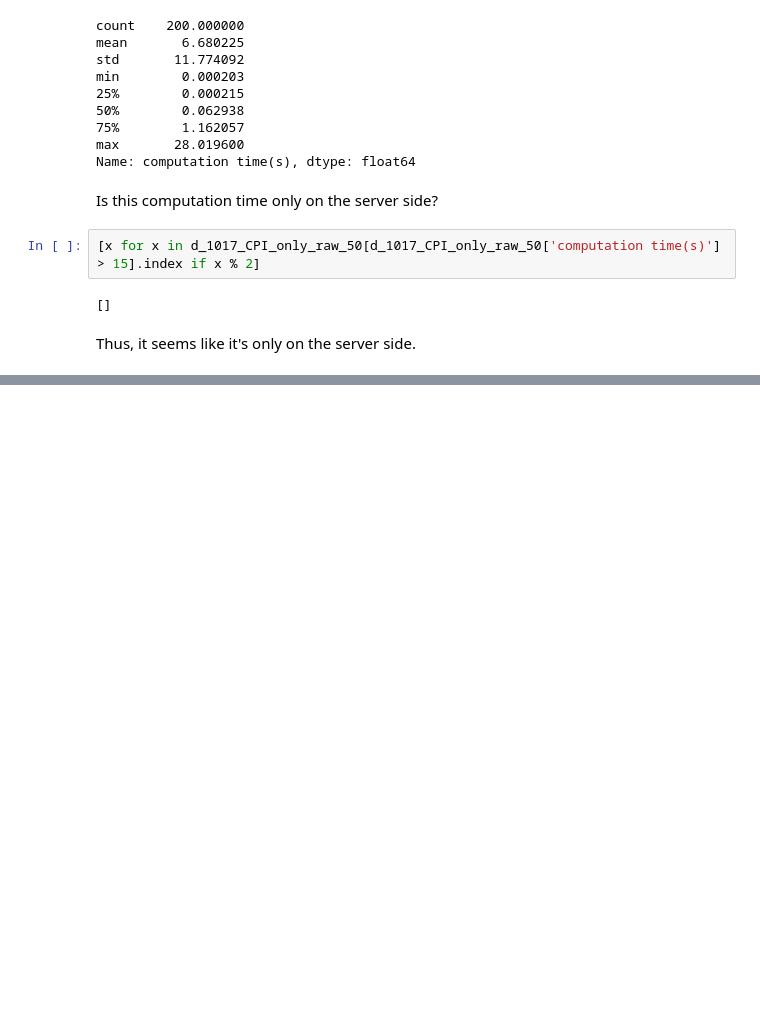
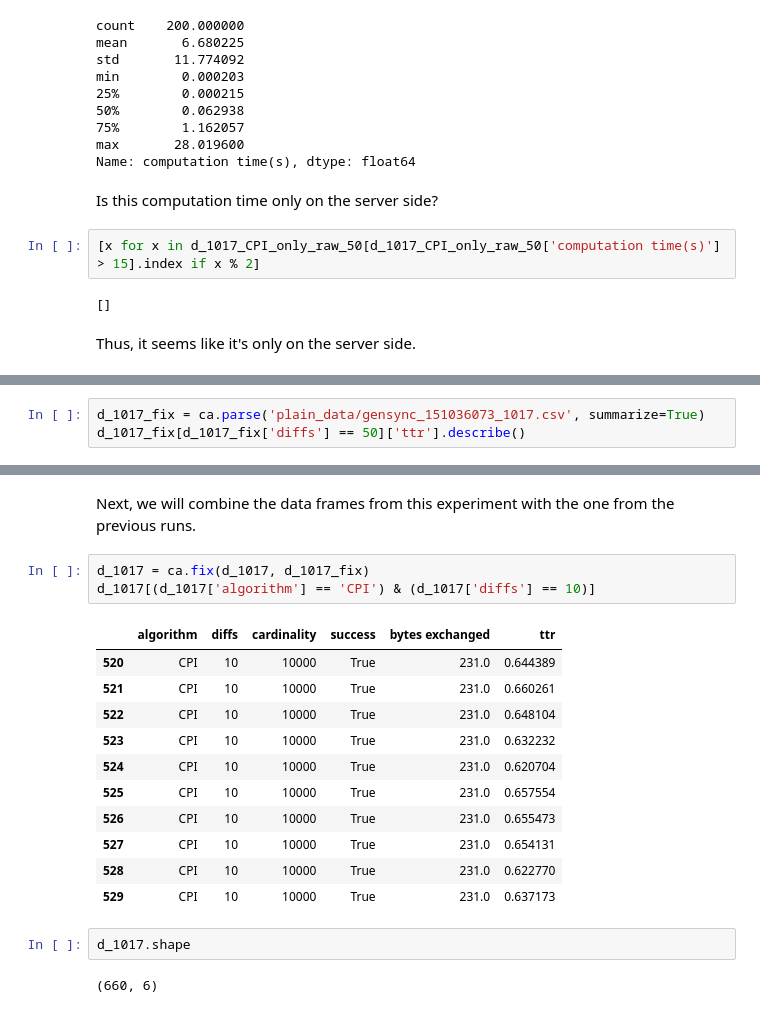
Before and after one commit to nislab/gensync, a Jupyter notebook: run/analysis.ipynb, the cells around one changed output, grey strips where cells are left out. Drawn from its saved outputs; the diff is of its cells as text; blank space fills up the shorter version.

```diff
--- a/run/analysis.ipynb
+++ b/run/analysis.ipynb
@@ -283,0 +312,3 @@ Thus, it seems like it's only on the server side.
+# %%
+d_1017_fix = ca.parse('plain_data/gensync_151036073_1017.csv', summarize=True)
+d_1017_fix[d_1017_fix['diffs'] == 50]['ttr'].describe()
@@ -283,0 +325,21 @@ Thus, it seems like it's only on the server side.
+# %% [markdown]
+Next, we will combine the data frames from this experiment with the one from the previous runs.
+# %%
+d_1017 = ca.fix(d_1017, d_1017_fix)
+d_1017[(d_1017['algorithm'] == 'CPI') & (d_1017['diffs'] == 10)]
+# %% [output]
+|  | algorithm | diffs | cardinality | success | bytes exchanged | ttr |
+| 520 | CPI | 10 | 10000 | True | 231.0 | 0.644389 |
+| 521 | CPI | 10 | 10000 | True | 231.0 | 0.660261 |
+| 522 | CPI | 10 | 10000 | True | 231.0 | 0.648104 |
+| 523 | CPI | 10 | 10000 | True | 231.0 | 0.632232 |
+| 524 | CPI | 10 | 10000 | True | 231.0 | 0.620704 |
+| 525 | CPI | 10 | 10000 | True | 231.0 | 0.657554 |
+| 526 | CPI | 10 | 10000 | True | 231.0 | 0.655473 |
+| 527 | CPI | 10 | 10000 | True | 231.0 | 0.654131 |
+| 528 | CPI | 10 | 10000 | True | 231.0 | 0.622770 |
+| 529 | CPI | 10 | 10000 | True | 231.0 | 0.637173 |
+# %%
+d_1017.shape
+# %% [output]
+(660, 6)
```
Also changed, not shown: parts of 20 cells of this notebook, 5 other files.
